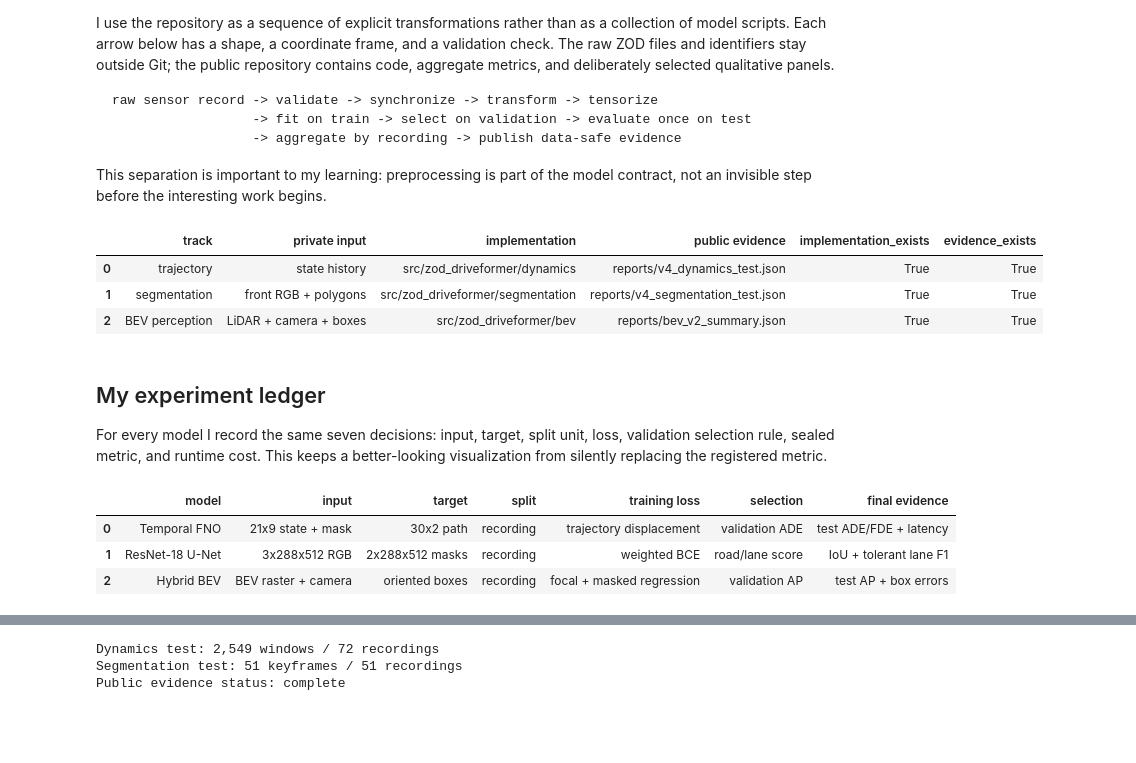
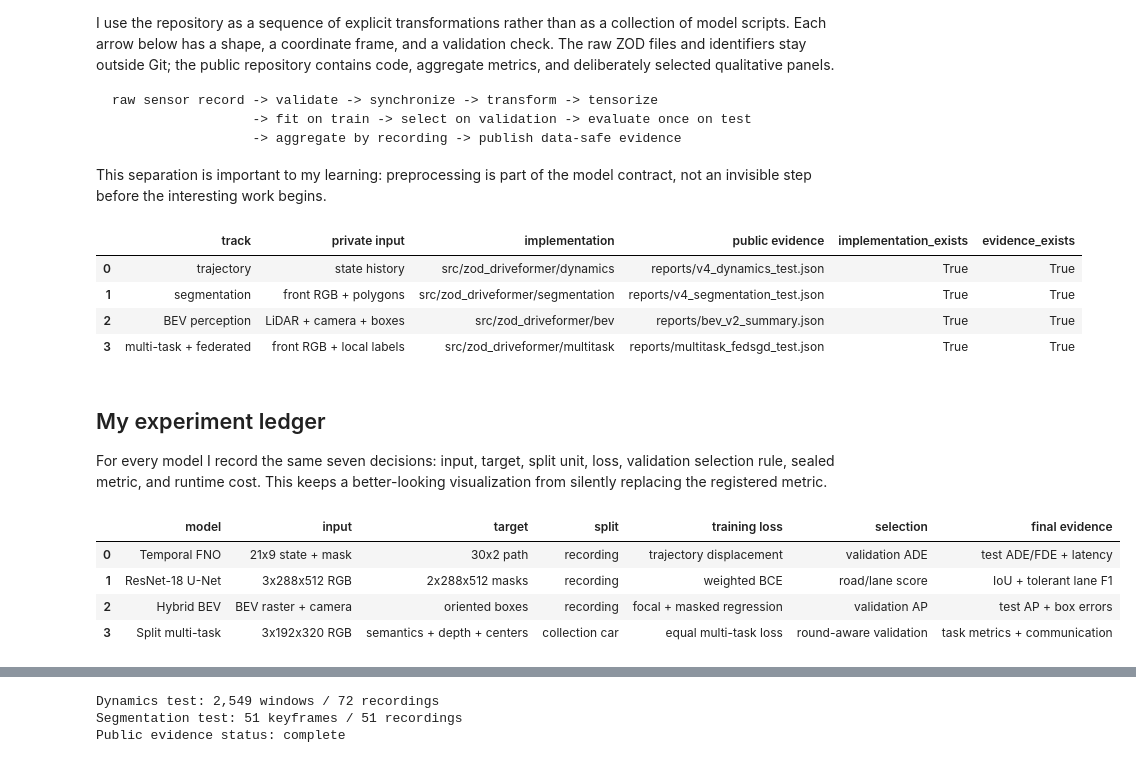
Before and after one commit to Nekros0day/zod-self-driving-lab, a Jupyter notebook: notebooks/00_project_map.ipynb, the cells around one changed output, grey strips where cells are left out. Cells and saved outputs as stored; diff of their text form; code cells hidden in the pictures; blank space fills up the shorter version.

```diff
--- a/notebooks/00_project_map.ipynb
+++ b/notebooks/00_project_map.ipynb
@@ -96,6 +99,7 @@ study_map = pd.DataFrame([
     ["trajectory", "state history", "src/zod_driveformer/dynamics", "reports/v4_dynamics_test.json"],
     ["segmentation", "front RGB + polygons", "src/zod_driveformer/segmentation", "reports/v4_segmentation_test.json"],
     ["BEV perception", "LiDAR + camera + boxes", "src/zod_driveformer/bev", "reports/bev_v2_summary.json"],
+    ["multi-task + federated", "front RGB + local labels", "src/zod_driveformer/multitask", "reports/multitask_fedsgd_test.json"],
 ], columns=["track", "private input", "implementation", "public evidence"])
 study_map.assign(
     implementation_exists=study_map.implementation.map(lambda p: (ROOT/p).exists()),
@@ -106,6 +110,7 @@ study_map.assign(
 | 0 | trajectory | state history | src/zod_driveformer/dynamics | reports/v4_dynamics_test.json | True | True |
 | 1 | segmentation | front RGB + polygons | src/zod_driveformer/segmentation | reports/v4_segmentation_test.json | True | True |
 | 2 | BEV perception | LiDAR + camera + boxes | src/zod_driveformer/bev | reports/bev_v2_summary.json | True | True |
+| 3 | multi-task + federated | front RGB + local labels | src/zod_driveformer/multitask | reports/multitask_fedsgd_test.json | True | True |
 # %% [markdown]
 ## My experiment ledger
 
@@ -115,15 +120,17 @@ better-looking visualization from silently replacing the registered metric.
 # %%
 ledger = pd.DataFrame([
     ["Temporal FNO", "21x9 state + mask", "30x2 path", "recording", "trajectory displacement", "validation ADE", "test ADE/FDE + latency"],
     ["ResNet-18 U-Net", "3x288x512 RGB", "2x288x512 masks", "recording", "weighted BCE", "road/lane score", "IoU + tolerant lane F1"],
     ["Hybrid BEV", "BEV raster + camera", "oriented boxes", "recording", "focal + masked regression", "validation AP", "test AP + box errors"],
+    ["Split multi-task", "3x192x320 RGB", "semantics + depth + centers", "collection car", "equal multi-task loss", "round-aware validation", "task metrics + communication"],
 ], columns=["model", "input", "target", "split", "training loss", "selection", "final evidence"])
 ledger
 # %% [output]
 |  | model | input | target | split | training loss | selection | final evidence |
 | 0 | Temporal FNO | 21x9 state + mask | 30x2 path | recording | trajectory displacement | validation ADE | test ADE/FDE + latency |
 | 1 | ResNet-18 U-Net | 3x288x512 RGB | 2x288x512 masks | recording | weighted BCE | road/lane score | IoU + tolerant lane F1 |
 | 2 | Hybrid BEV | BEV raster + camera | oriented boxes | recording | focal + masked regression | validation AP | test AP + box errors |
+| 3 | Split multi-task | 3x192x320 RGB | semantics + depth + centers | collection car | equal multi-task loss | round-aware validation | task metrics + communication |
 # %%
 # The same experiment stages apply even though the physical outputs differ.
 stages=['raw data','validated sample','model tensor','prediction','sealed metric']
```
Also changed, not shown: parts of 6 cells of this notebook, 46 other files.
